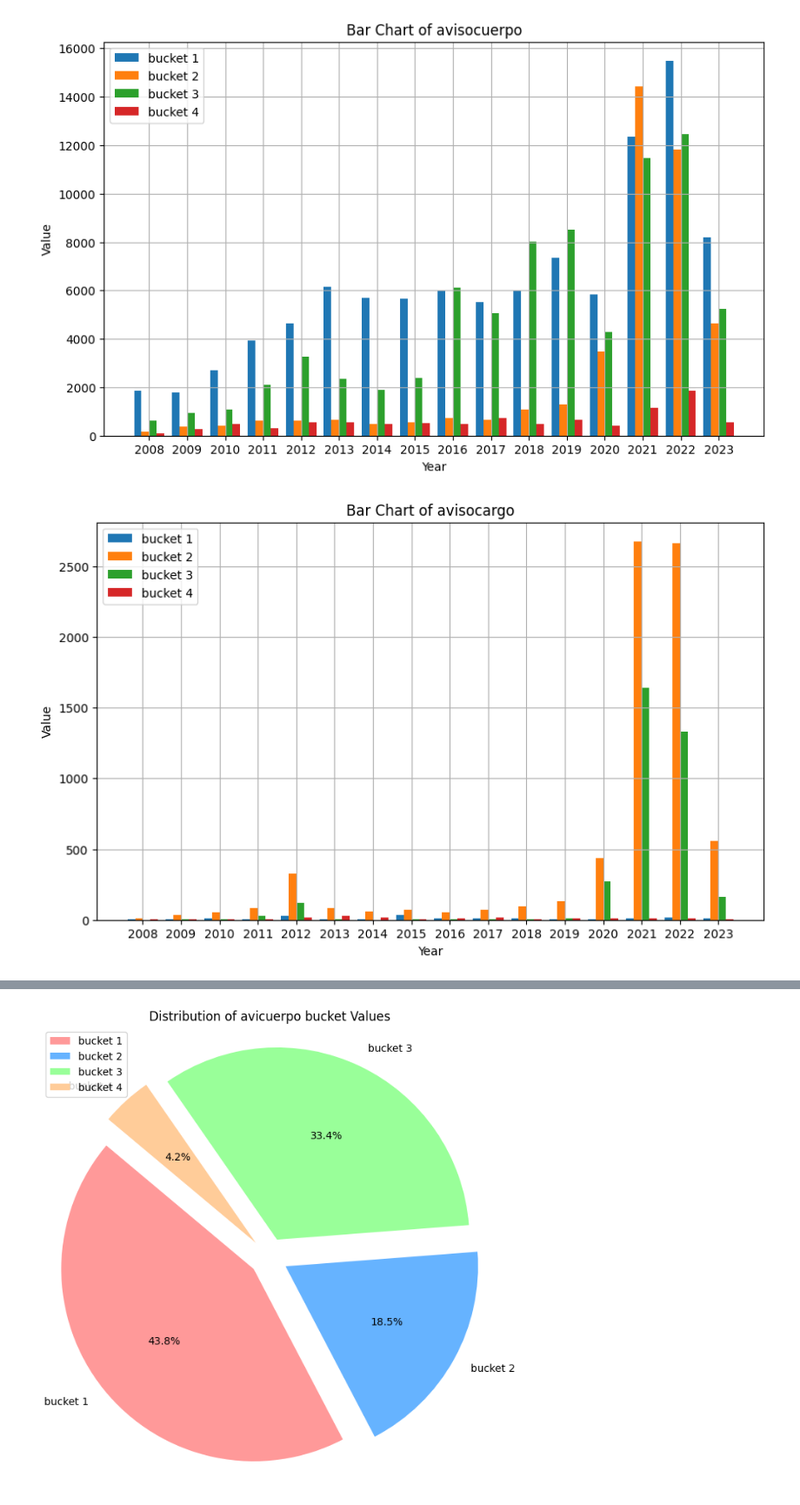
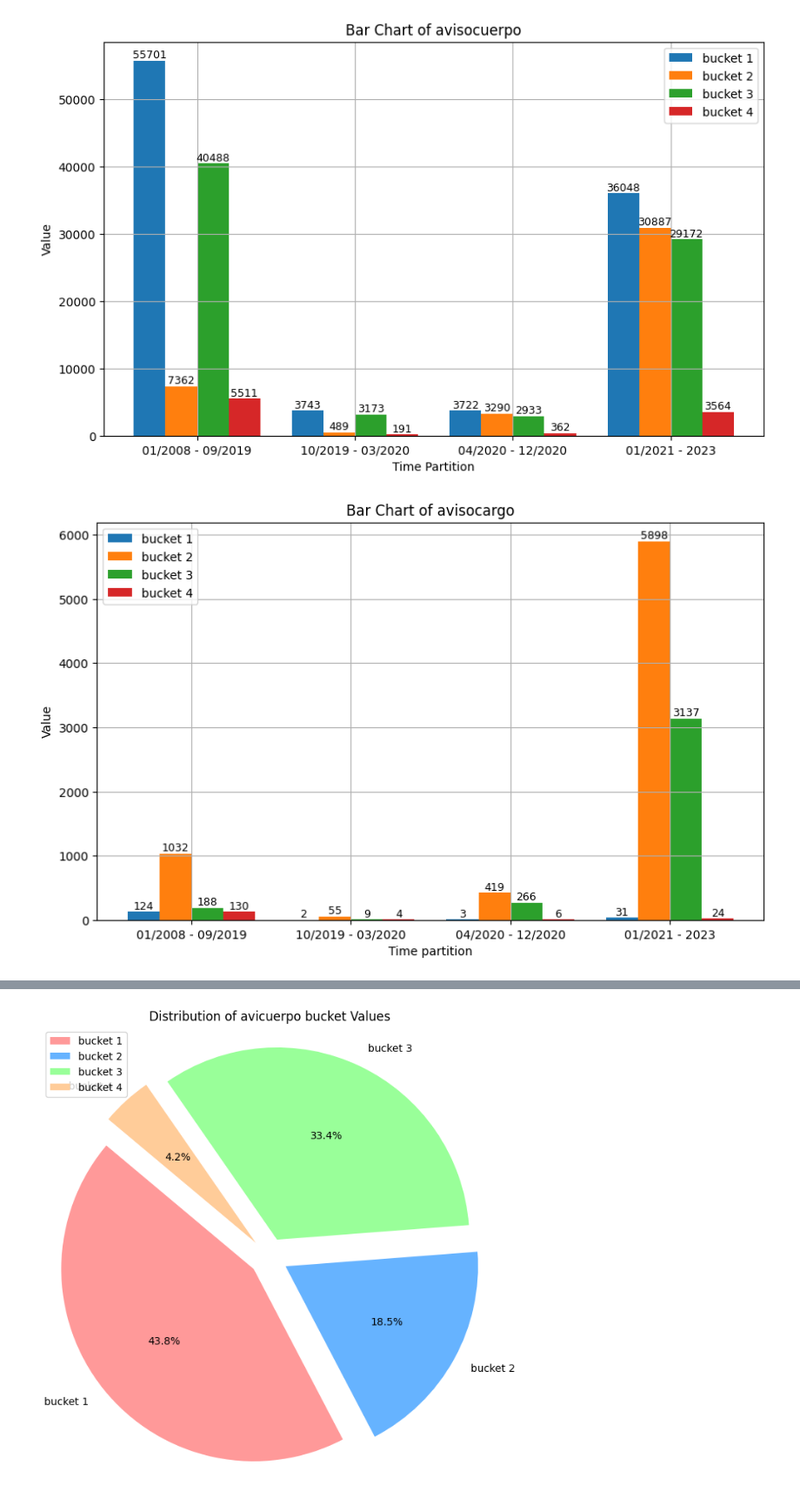
Before and after one commit to oejaramillo/WFH-Project, a Jupyter notebook: graphs.ipynb, the cells around one changed output, grey strips where cells are left out. Shown at 87% size. Drawn from its saved outputs; the diff is of its cells as text; code cells hidden in the pictures.

Commit message:
graphs

```diff
--- a/graphs.ipynb
+++ b/graphs.ipynb
@@ -29,6 +72,6 @@ data
 # %%
 # Your data
-years = data.index
+tp = data.index
 avcu_bucket_1 = data['avcu_bucket 1']
 avcu_bucket_2 = data['avcu_bucket 2']
 avcu_bucket_3 = data['avcu_bucket 3']
@@ -37,44 +80,57 @@ avcu_bucket_4 = data['avcu_bucket 4']
 # Create a Matplotlib figure
 plt.figure(figsize=(10, 6))
 
 # Set the width of the bars
 bar_width = 0.2
 
 # Create the bar positions for each category
-bar1 = list(range(len(years)))
+bar1 = list(range(len(tp)))
 bar2 = [x + bar_width for x in bar1]
 bar3 = [x + bar_width for x in bar2]
 bar4 = [x + bar_width for x in bar3]
 
 # Create the bar chart
 plt.bar(bar1, avcu_bucket_1, width=bar_width, label='bucket 1')
 plt.bar(bar2, avcu_bucket_2, width=bar_width, label='bucket 2')
 plt.bar(bar3, avcu_bucket_3, width=bar_width, label='bucket 3')
 plt.bar(bar4, avcu_bucket_4, width=bar_width, label='bucket 4')
 
 # Set labels and title
-plt.xlabel('Year')
+plt.xlabel('Time Partition')
 plt.ylabel('Value')
 plt.title('Bar Chart of avisocuerpo')
 
 # Set x-axis ticks and labels
-plt.xticks([x + bar_width * 1.5 for x in range(len(years))], years)
+plt.xticks(
+    [x + bar_width * 1.5 for x in range(len(tp))],
+    ['01/2008 - 09/2019', '10/2019 - 03/2020', '04/2020 - 12/2020', '01/2021 - 2023']
+)
+
+# Labels for buckets
+for i, value in enumerate(avcu_bucket_1):
+    plt.text(bar1[i], value + 0.01, str(round(value, 2)), ha='center', va='bottom', fontsize=9)
+for i, value in enumerate(avcu_bucket_2):
+    plt.text(bar2[i], value + 0.01, str(round(value, 2)), ha='center', va='bottom', fontsize=9)
+for i, value in enumerate(avcu_bucket_3):
+    plt.text(bar3[i], value + 0.01, str(round(value, 2)), ha='center', va='bottom', fontsize=9)
+for i, value in enumerate(avcu_bucket_4):
+    plt.text(bar4[i], value + 0.01, str(round(value, 2)), ha='center', va='bottom', fontsize=9)
 
 # Add a legend
 plt.legend()
 
 # Show the plot
 plt.grid(True)
 plt.show()
 # %% [output]
-[figure, old version]
+[figure, new version]
 # %%
 # Your data
-years = data.index
-avcu_bucket_1 = data['avca_bucket 1']
-avcu_bucket_2 = data['avca_bucket 2']
-avcu_bucket_3 = data['avca_bucket 3']
-avcu_bucket_4 = data['avca_bucket 4']
+tp = data.index
+avca_bucket_1 = data['avca_bucket 1']
+avca_bucket_2 = data['avca_bucket 2']
+avca_bucket_3 = data['avca_bucket 3']
+avca_bucket_4 = data['avca_bucket 4']
 
 # Create a Matplotlib figure
 plt.figure(figsize=(10, 6))
@@ -83,24 +139,38 @@ plt.figure(figsize=(10, 6))
 bar_width = 0.2
 
 # Create the bar positions for each category
-bar1 = list(range(len(years)))
+bar1 = list(range(len(tp)))
 bar2 = [x + bar_width for x in bar1]
 bar3 = [x + bar_width for x in bar2]
 bar4 = [x + bar_width for x in bar3]
 
 # Create the bar chart
-plt.bar(bar1, avcu_bucket_1, width=bar_width, label='bucket 1')
-plt.bar(bar2, avcu_bucket_2, width=bar_width, label='bucket 2')
-plt.bar(bar3, avcu_bucket_3, width=bar_width, label='bucket 3')
-plt.bar(bar4, avcu_bucket_4, width=bar_width, label='bucket 4')
+plt.bar(bar1, avca_bucket_1, width=bar_width, label='bucket 1')
+plt.bar(bar2, avca_bucket_2, width=bar_width, label='bucket 2')
+plt.bar(bar3, avca_bucket_3, width=bar_width, label='bucket 3')
+plt.bar(bar4, avca_bucket_4, width=bar_width, label='bucket 4')
 
 # Set labels and title
-plt.xlabel('Year')
+plt.xlabel('Time partition')
 plt.ylabel('Value')
 plt.title('Bar Chart of avisocargo')
 
 # Set x-axis ticks and labels
-plt.xticks([x + bar_width * 1.5 for x in range(len(years))], years)
+plt.xticks(
+    [x + bar_width * 1.5 for x in range(len(tp))],
+    ['01/2008 - 09/2019', '10/2019 - 03/2020', '04/2020 - 12/2020', '01/2021 - 2023']
+)
+
+# Labels for buckets
+for i, value in enumerate(avca_bucket_1):
+    plt.text(bar1[i], value + 0.01, str(round(value, 2)), ha='center', va='bottom', fontsize=9)
+for i, value in enumerate(avca_bucket_2):
+    plt.text(bar2[i], value + 0.01, str(round(value, 2)), ha='center', va='bottom', fontsize=9)
+for i, value in enumerate(avca_bucket_3):
+    plt.text(bar3[i], value + 0.01, str(round(value, 2)), ha='center', va='bottom', fontsize=9)
+for i, value in enumerate(avca_bucket_4):
+    plt.text(bar4[i], value + 0.01, str(round(value, 2)), ha='center', va='bottom', fontsize=9)
+
 
 # Add a legend
 plt.legend(loc='upper left')
@@ -109,6 +179,6 @@ plt.legend(loc='upper left')
 plt.grid(True)
 plt.show()
 # %% [output]
-[figure, old version]
+[figure, new version]
 # %%
 # Your data
```
Also changed, not shown: parts of 10 cells of this notebook, 1 other file.
